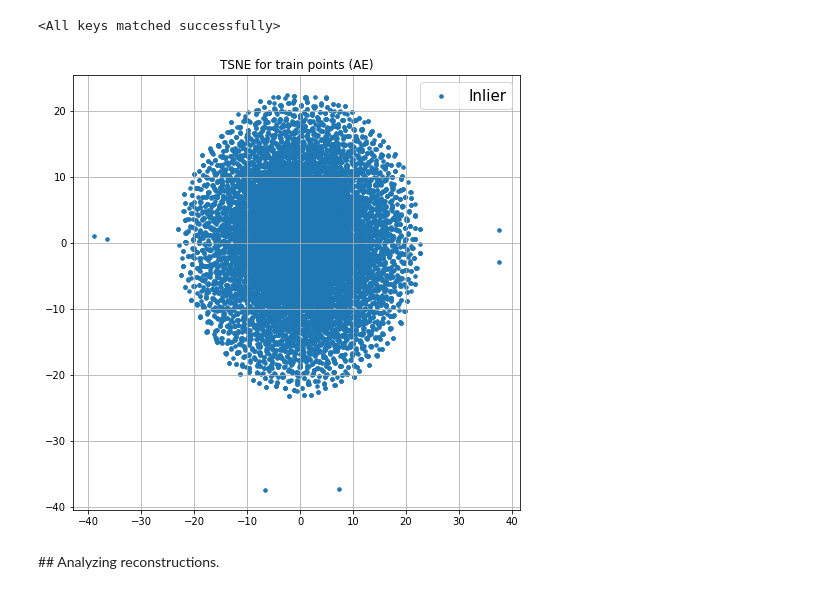
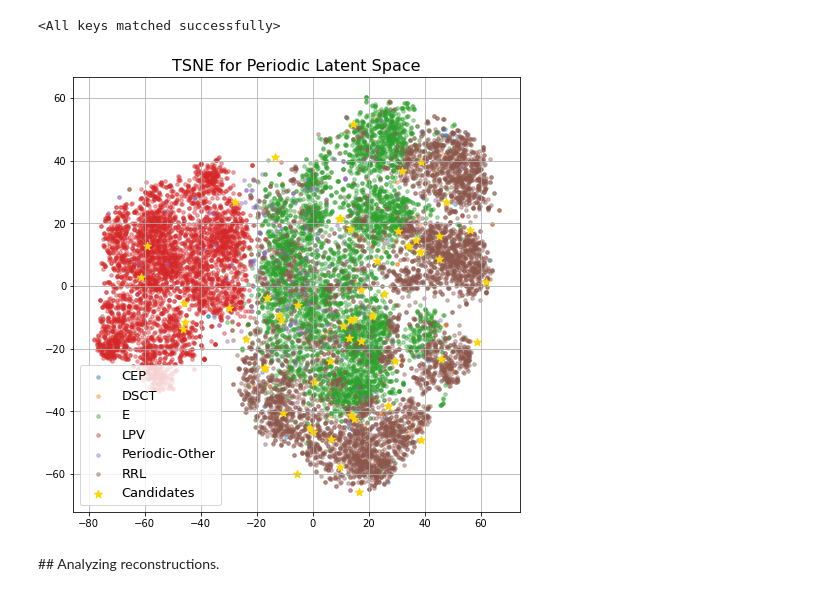
Before and after one commit to mperezcarrasco/AnomalyALeRCE, a Jupyter notebook: notebooks/Results analysis.ipynb, the cells around one changed output. Saved outputs shown, nothing was run; the diff lists cells and outputs as text; code cells hidden in the pictures.

```diff
--- a/notebooks/Results analysis.ipynb
+++ b/notebooks/Results analysis.ipynb
@@ -62,38 +219,43 @@ for _, x, lbl_class, lbl_out in dataloader:
         model.eval()
         x = x.float()
 
-        _,_, z, x_hat = model(x)
+        z, _ = model(x)
         zs.append(z)
-        xrec.append(x_hat)
+        #xrec.append(x_hat)
         xreal.append(x)
         lbls_out.append(lbl_out)
         lbls_class.append(lbl_class)
 zs = torch.cat(zs).numpy()
-xrec = torch.cat(xrec).numpy()
+#xrec = torch.cat(xrec).numpy()
 xreal = torch.cat(xreal).numpy()
 lbls_out = torch.cat(lbls_out).numpy()
 lbls_class = torch.cat(lbls_class).numpy()
+# %%
+z_ol, _ = model(torch.FloatTensor(features))
+z_t = np.concatenate([zs,z_ol.detach().numpy()])
 # %%
 from sklearn.manifold import TSNE
 import numpy as np
 
-x_embedded = TSNE(n_components=2).fit_transform(zs)
+x_embedded = TSNE(n_components=2).fit_transform(z_t)
+# %%
+x_ol = x_embedded[-len(z_ol):]
+x_embedded = x_embedded[:len(zs)]
 # %%
-dict_classes = {0: 'Inlier',
-                1: 'Misspred',
-                2: 'Outlier',
+dict_classes = {0: 'CEP', 1: 'DSCT', 2: 'E', 3: 'LPV', 4: 'Periodic-Other', 5: 'RRL'}
 
-}
 
 plt.figure(figsize=(8,8))
-plt.title('TSNE for train points (AE)')
-for key in range(len(np.unique(lbls_out))):
-    plt.scatter(x_embedded[:, 0][lbls_out==key], x_embedded[:, 1][lbls_out==key],
-                s=50, alpha=1, marker='.', label=dict_classes[key])
-plt.legend(fontsize=15)
+plt.title('TSNE for {} Latent Space'.format(args.hierClass), fontsize=16)
+for key in range(len(np.unique(lbls_class))):
+    plt.scatter(x_embedded[:, 0][lbls_class==key], x_embedded[:, 1][lbls_class==key],
+                s=50, alpha=0.4, marker='.', label=dict_classes[key])
+plt.scatter(x_ol[:, 0], x_ol[:, 1], c='gold',
+            s=70, alpha=1, marker='*', label='Candidates')
+plt.legend(fontsize=13)
 plt.grid(True)
 # %% [output]
-[figure, old version]
+[figure, new version]
 # %% [markdown]
 ## Analyzing reconstructions.
 # %%
```
Also changed, not shown: parts of 11 cells of this notebook, 14 other files.
